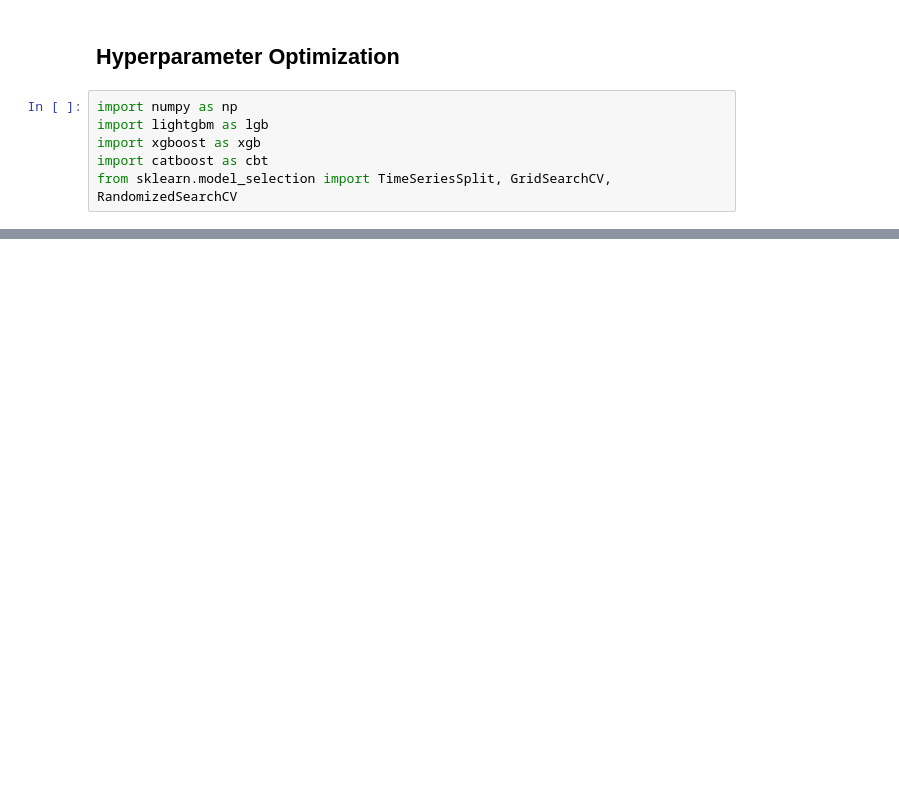
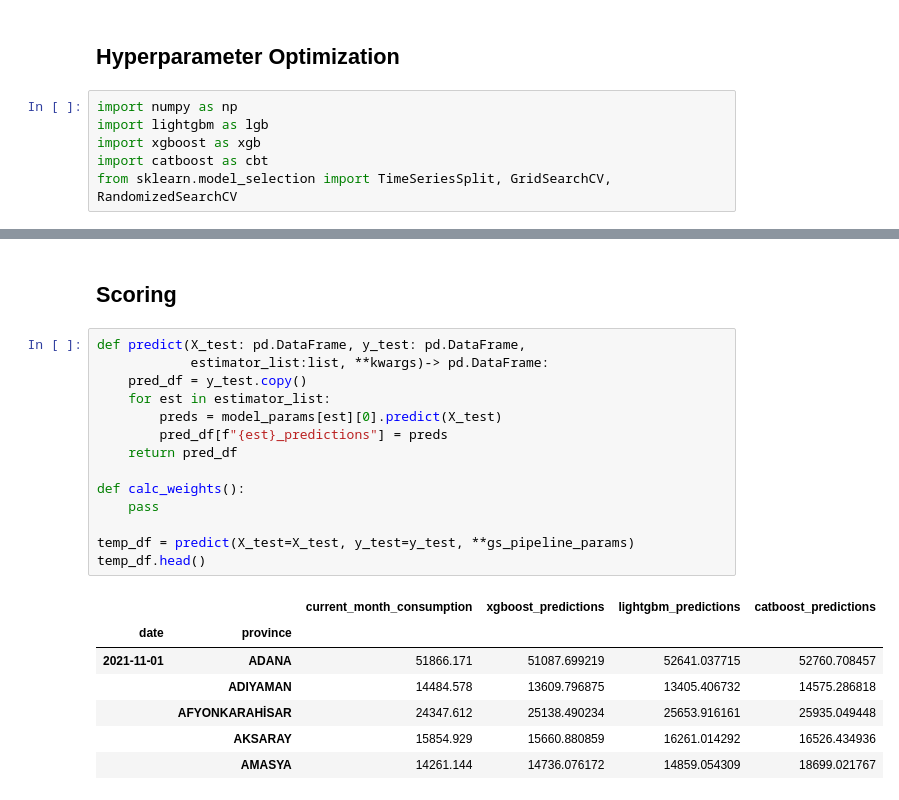
Before and after one commit to dberkerdem/diesel_consumption_prediction, a Jupyter notebook: model_pipeline.tail.ipynb, the cells around one changed output, grey strips where cells are left out. Saved outputs shown, nothing was run; the diff lists cells and outputs as text; blank space fills up the shorter version.

```diff
--- a/model_pipeline.tail.ipynb
+++ b/model_pipeline.tail.ipynb
@@ -208,0 +259,24 @@ Estimator is catboost
+# %% [markdown]
+## Scoring
+# %%
+def predict(X_test: pd.DataFrame, y_test: pd.DataFrame,
+            estimator_list:list, **kwargs)-> pd.DataFrame:
+    pred_df = y_test.copy()
+    for est in estimator_list:
+        preds = model_params[est][0].predict(X_test)
+        pred_df[f"{est}_predictions"] = preds
+    return pred_df
+
+def calc_weights():
+    pass
+
+temp_df = predict(X_test=X_test, y_test=y_test, **gs_pipeline_params)
+temp_df.head()
+# %% [output]
+|  |  | current_month_consumption | xgboost_predictions | lightgbm_predictions | catboost_predictions |
+| date | province |  |  |  |  |
+| 2021-11-01 | ADANA | 51866.171 | 51087.699219 | 52641.037715 | 52760.708457 |
+|  | ADIYAMAN | 14484.578 | 13609.796875 | 13405.406732 | 14575.286818 |
+|  | AFYONKARAHİSAR | 24347.612 | 25138.490234 | 25653.916161 | 25935.049448 |
+|  | AKSARAY | 15854.929 | 15660.880859 | 16261.014292 | 16526.434936 |
+|  | AMASYA | 14261.144 | 14736.076172 | 14859.054309 | 18699.021767 |
```
Also changed, not shown: parts of 6 cells of this notebook, 4 other files.
